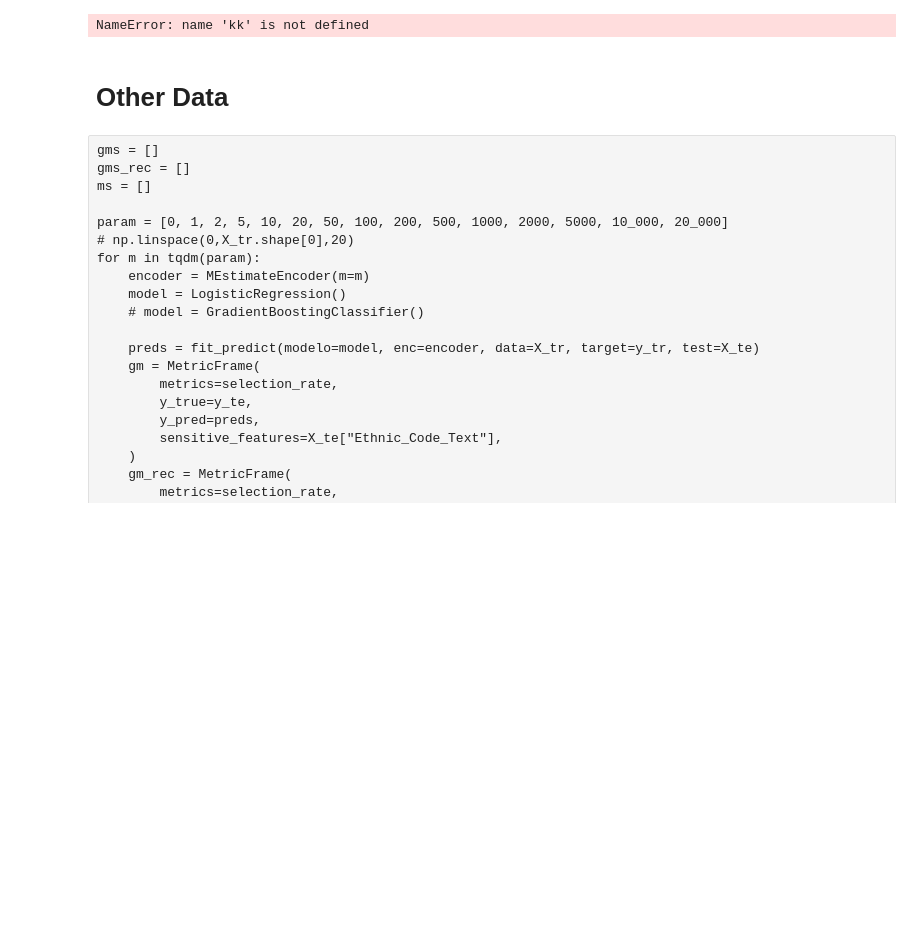
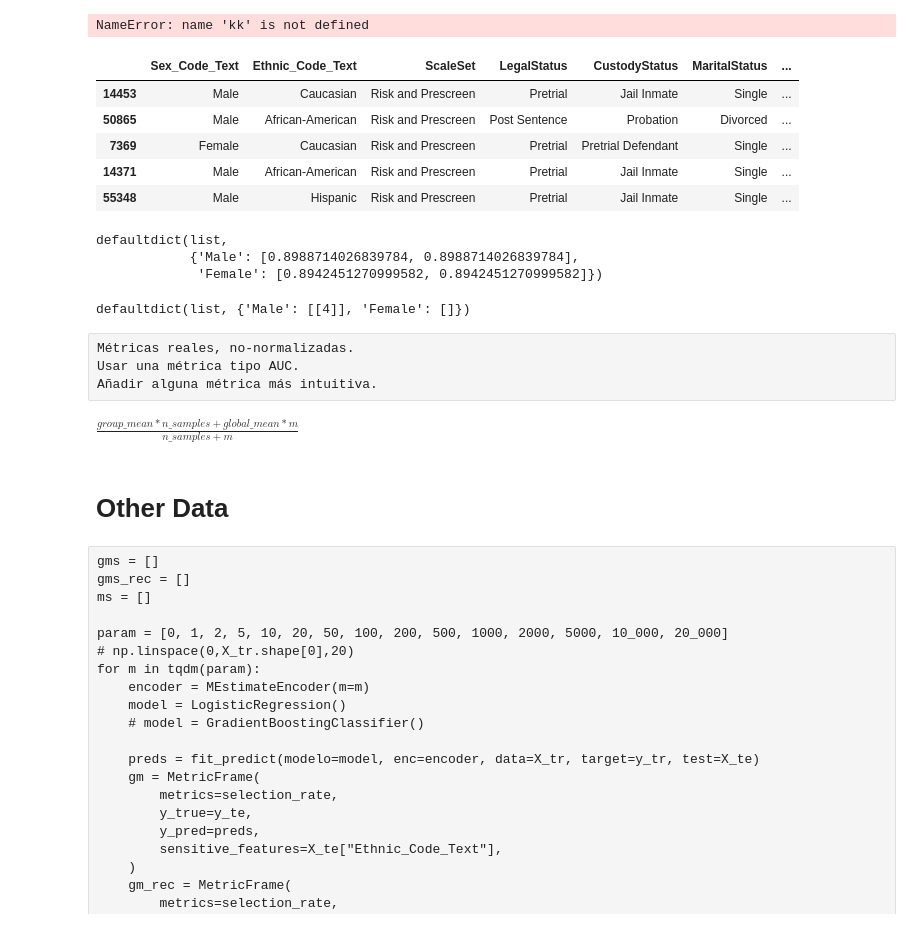
Before and after one commit to cmougan/FairEncoder, a Jupyter notebook: Experiment.ipynb, the cells around one changed output. Cells and saved outputs as stored; diff of their text form; code cells hidden in the pictures; blank space fills up the shorter version.

```diff
--- a/Experiment.ipynb
+++ b/Experiment.ipynb
@@ -224,3 +281,12 @@ for metrics in [selection_rate, false_positive_rate, true_positive_rate]:
 kk
 # %% [output]
 NameError: name 'kk' is not defined
+# %%
+X_tr.head()
+# %% [output]
+|  | Sex_Code_Text | Ethnic_Code_Text | ScaleSet | LegalStatus | CustodyStatus | MaritalStatus | ... |
+| 14453 | Male | Caucasian | Risk and Prescreen | Pretrial | Jail Inmate | Single | ... |
+| 50865 | Male | African-American | Risk and Prescreen | Post Sentence | Probation | Divorced | ... |
+| 7369 | Female | Caucasian | Risk and Prescreen | Pretrial | Pretrial Defendant | Single | ... |
+| 14371 | Male | African-American | Risk and Prescreen | Pretrial | Jail Inmate | Single | ... |
+| 55348 | Male | Hispanic | Risk and Prescreen | Pretrial | Jail Inmate | Single | ... |
@@ -226,0 +298,16 @@ NameError: name 'kk' is not defined
+# %%
+d
+# %% [output]
+defaultdict(list,
+            {'Male': [0.8988714026839784, 0.8988714026839784],
+             'Female': [0.8942451270999582, 0.8942451270999582]})
+# %%
+aa
+# %% [output]
+defaultdict(list, {'Male': [[4]], 'Female': []})
+# %% [raw]
+Métricas reales, no-normalizadas.
+Usar una métrica tipo AUC.
+Añadir alguna métrica más intuitiva.
+# %% [markdown]
+$\frac{group\_mean * n\_samples + global\_mean * m}{n\_samples + m}$
```
Also changed, not shown: parts of 9 cells of this notebook.
